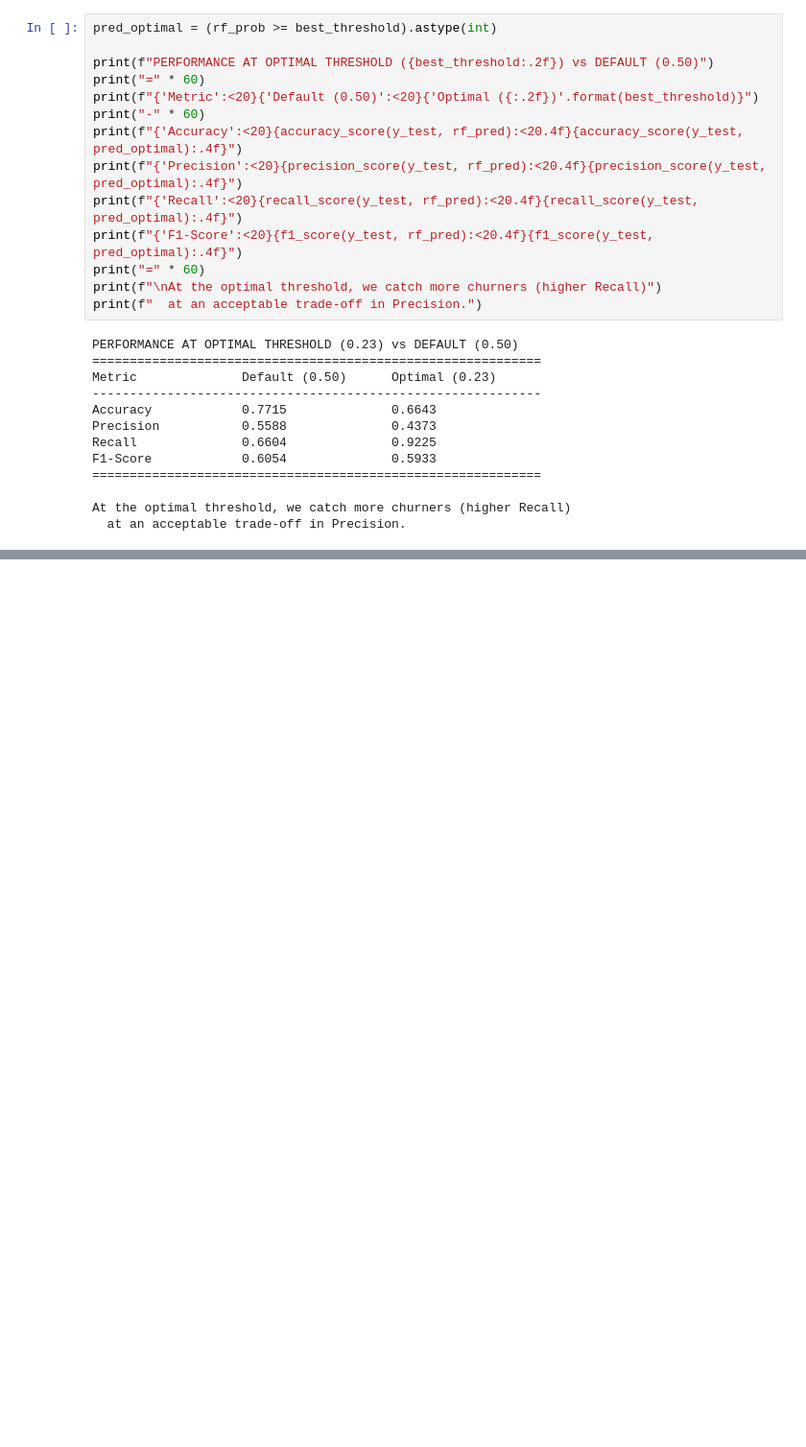
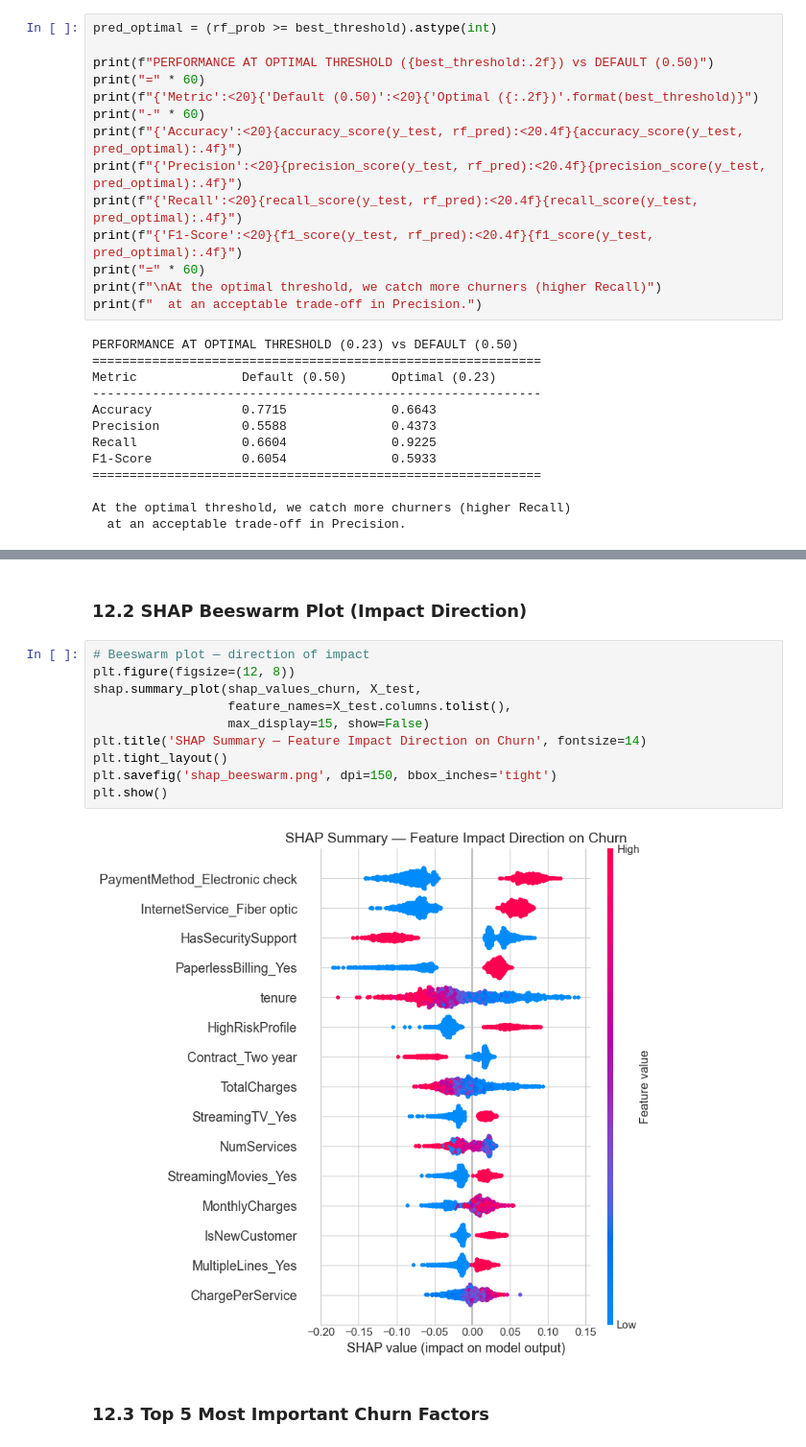
Before and after one commit to mariamTsintsadze/telecom-customer-churn-prediction, a Jupyter notebook: Telco_Customer_Churn_Analysis.ipynb, the cells around one changed output, grey strips where cells are left out. Shown at 96% size. Saved outputs shown, nothing was run; the diff lists cells and outputs as text; blank space fills up the shorter version.

```diff
--- a/Telco_Customer_Churn_Analysis.ipynb
+++ b/Telco_Customer_Churn_Analysis.ipynb
@@ -1857,0 +1909,16 @@ At the optimal threshold, we catch more churners (higher Recall)
+# %% [markdown]
+### 12.2 SHAP Beeswarm Plot (Impact Direction)
+# %%
+# Beeswarm plot — direction of impact
+plt.figure(figsize=(12, 8))
+shap.summary_plot(shap_values_churn, X_test,
+                  feature_names=X_test.columns.tolist(),
+                  max_display=15, show=False)
+plt.title('SHAP Summary — Feature Impact Direction on Churn', fontsize=14)
+plt.tight_layout()
+plt.savefig('shap_beeswarm.png', dpi=150, bbox_inches='tight')
+plt.show()
+# %% [output]
+[figure, added]
+# %% [markdown]
+### 12.3 Top 5 Most Important Churn Factors
```
Also changed, not shown: parts of 23 cells of this notebook.
